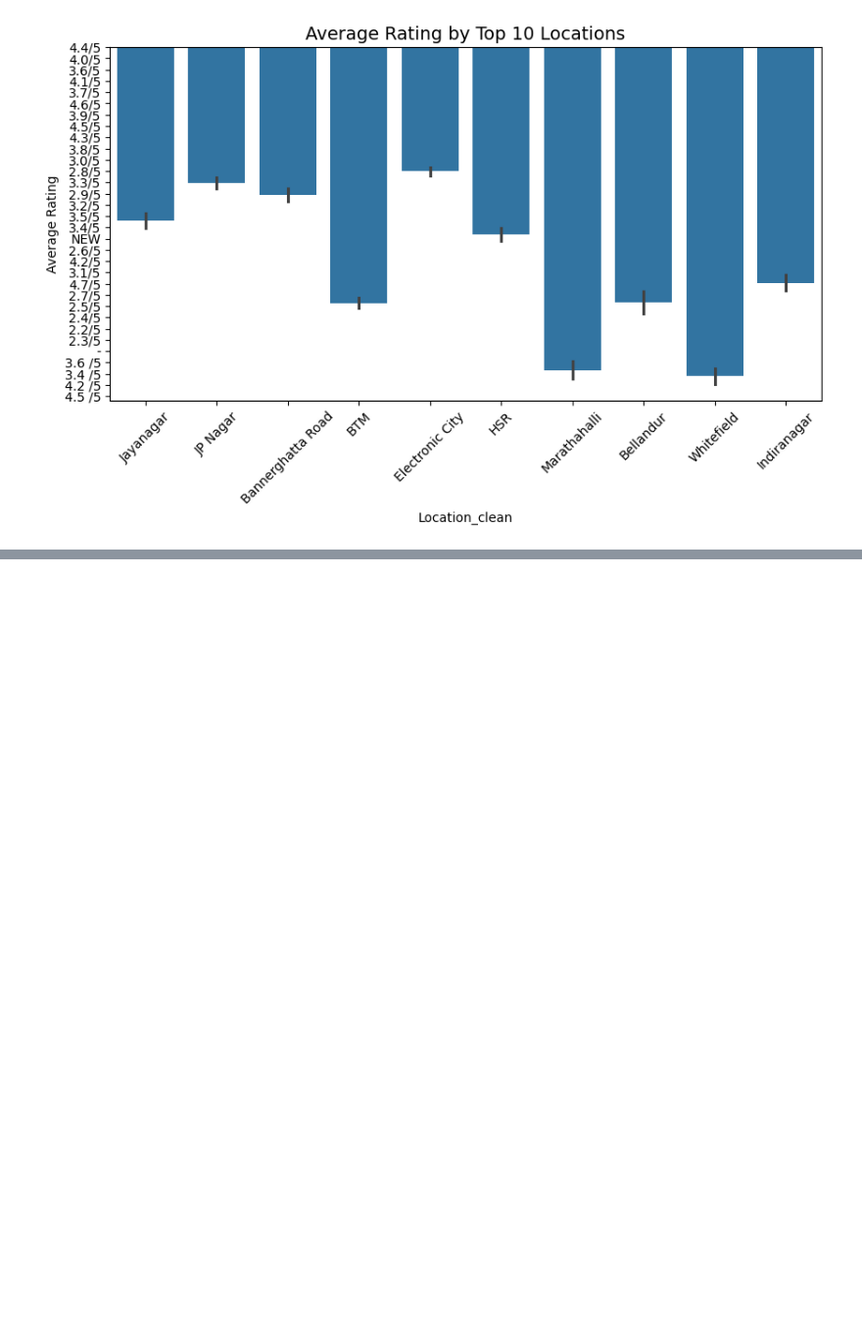
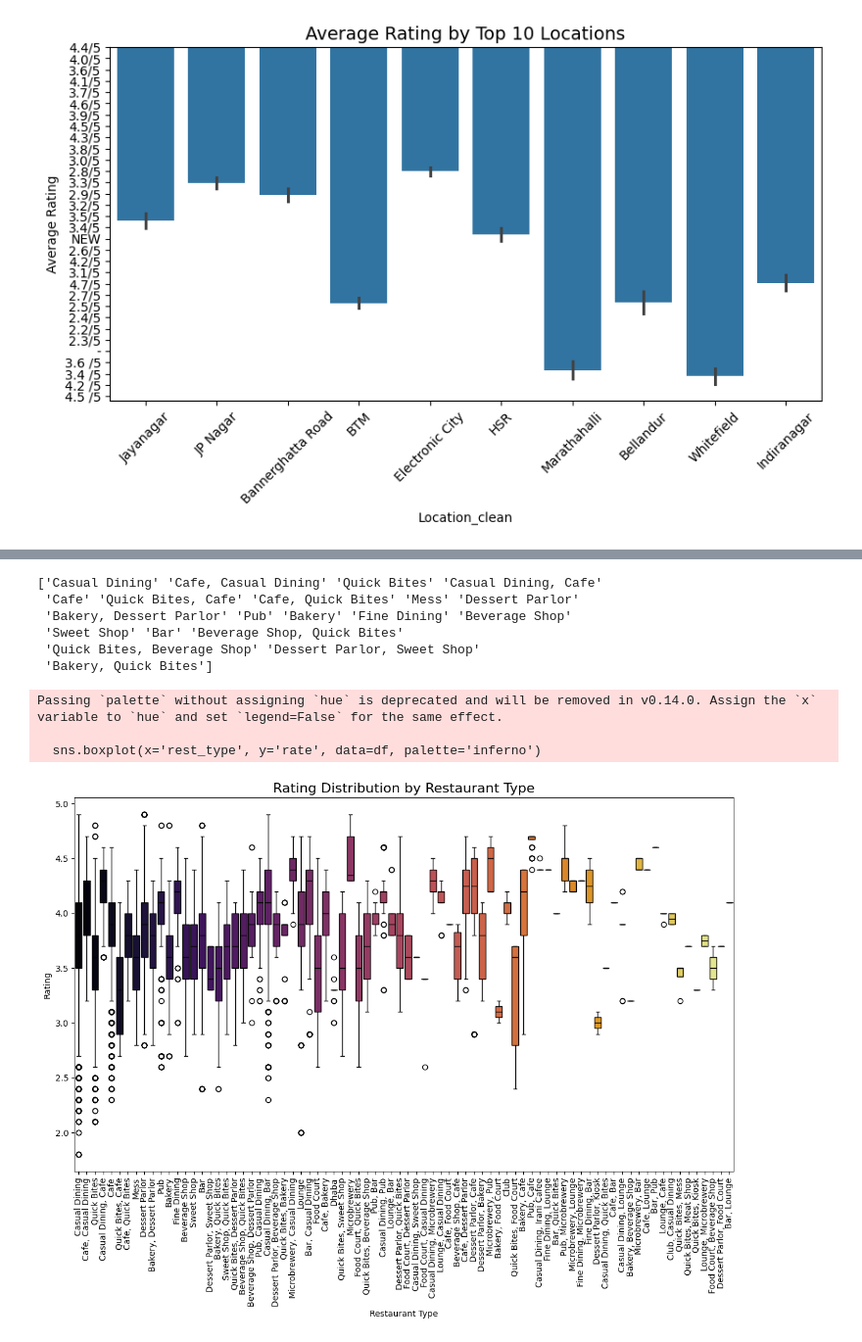
Before and after one commit to sumitdas9706563464-ux/zomato-data-analysis, a Jupyter notebook: data_expoloration.ipynb, the cells around one changed output, grey strips where cells are left out. Shown at 98% size. Saved outputs shown, nothing was run; the diff lists cells and outputs as text; code cells hidden in the pictures; blank space fills up the shorter version.

```diff
--- a/data_expoloration.ipynb
+++ b/data_expoloration.ipynb
@@ -494,0 +486,5 @@ plt.show()
+# %%
+df['rate'].info()
+df['rate'].isnull().sum()
+df['rate']=df['rate'].fillna(df['rate'].mean())
+df['rate'].head()
@@ -494,0 +514,51 @@ plt.show()
+# %%
+import numpy as np
+
+# 1. Define list of valid restaurant types (you can add more)
+valid_rest_types = [
+    'Casual Dining', 'Quick Bites', 'Cafe', 'Dessert Parlor', 'Bakery',
+    'Fine Dining', 'Pub', 'Bar', 'Food Court', 'Sweet Shop', 'Mess',
+    'Beverage Shop', 'Lounge', 'Dhaba', 'Club', 'Microbrewery'
+]
+
+# 2. Keep only rows where 'rest_type' matches one of the valid values
+df['rest_type_clean'] = df['rest_type'].apply(
+    lambda x: x if isinstance(x, str) and any(v.lower() in x.lower() for v in valid_rest_types) else np.nan
+)
+
+# 3. Drop rows with NaN (invalid restaurant types)
+df = df.dropna(subset=['rest_type_clean']).reset_index(drop=True)
+
+# 4. Optional: Standardize capitalization
+df['rest_type_clean'] = df['rest_type_clean'].str.title()
+
+# 5. Check cleaned unique values
+print(df['rest_type_clean'].unique()[:20])
+# %% [output]
+['Casual Dining' 'Cafe, Casual Dining' 'Quick Bites' 'Casual Dining, Cafe'
+ 'Cafe' 'Quick Bites, Cafe' 'Cafe, Quick Bites' 'Mess' 'Dessert Parlor'
+ 'Bakery, Dessert Parlor' 'Pub' 'Bakery' 'Fine Dining' 'Beverage Shop'
+ 'Sweet Shop' 'Bar' 'Beverage Shop, Quick Bites'
+ 'Quick Bites, Beverage Shop' 'Dessert Parlor, Sweet Shop'
+ 'Bakery, Quick Bites']
+# %%
+# Clean the rate column first (optional but recommended)
+df['rate'] = df['rate'].apply(lambda x: x.split('/')[0] if isinstance(x, str) and '/' in x else x)
+df['rate'] = pd.to_numeric(df['rate'], errors='coerce')
+
+# Drop rows with missing values in 'rest_type' or 'rate'
+df = df.dropna(subset=['rest_type', 'rate'])
+
+# Plot boxplot for Rating Distribution by Restaurant Type
+plt.figure(figsize=(14, 8))
+sns.boxplot(x='rest_type', y='rate', data=df, palette='inferno')
+plt.title('Rating Distribution by Restaurant Type', fontsize=16)
+plt.xlabel('Restaurant Type')
+plt.ylabel('Rating')
+plt.xticks(rotation=90)
+plt.show()
+# %% [output]
+Passing `palette` without assigning `hue` is deprecated and will be removed in v0.14.0. Assign the `x` variable to `hue` and set `legend=False` for the same effect.
+
+  sns.boxplot(x='rest_type', y='rate', data=df, palette='inferno')
+[figure, added]
```
Also changed, not shown: parts of 5 cells of this notebook.
